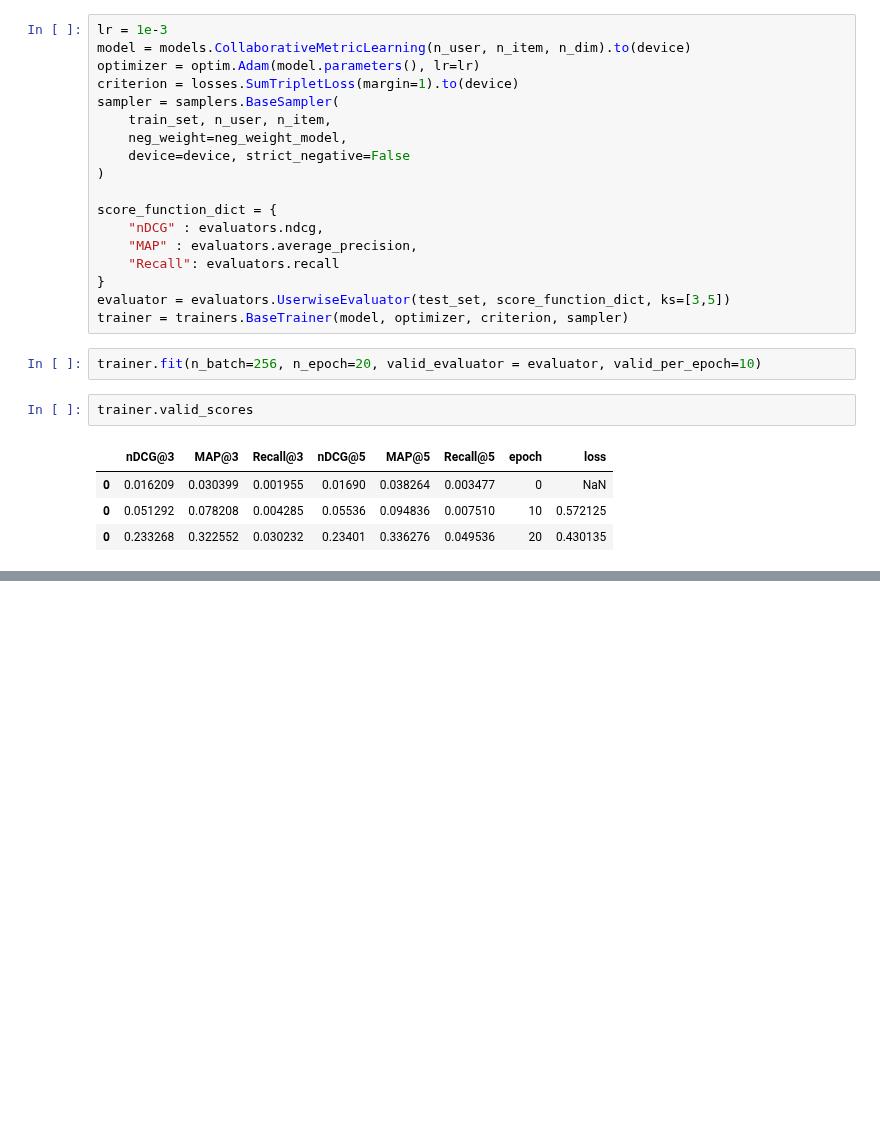
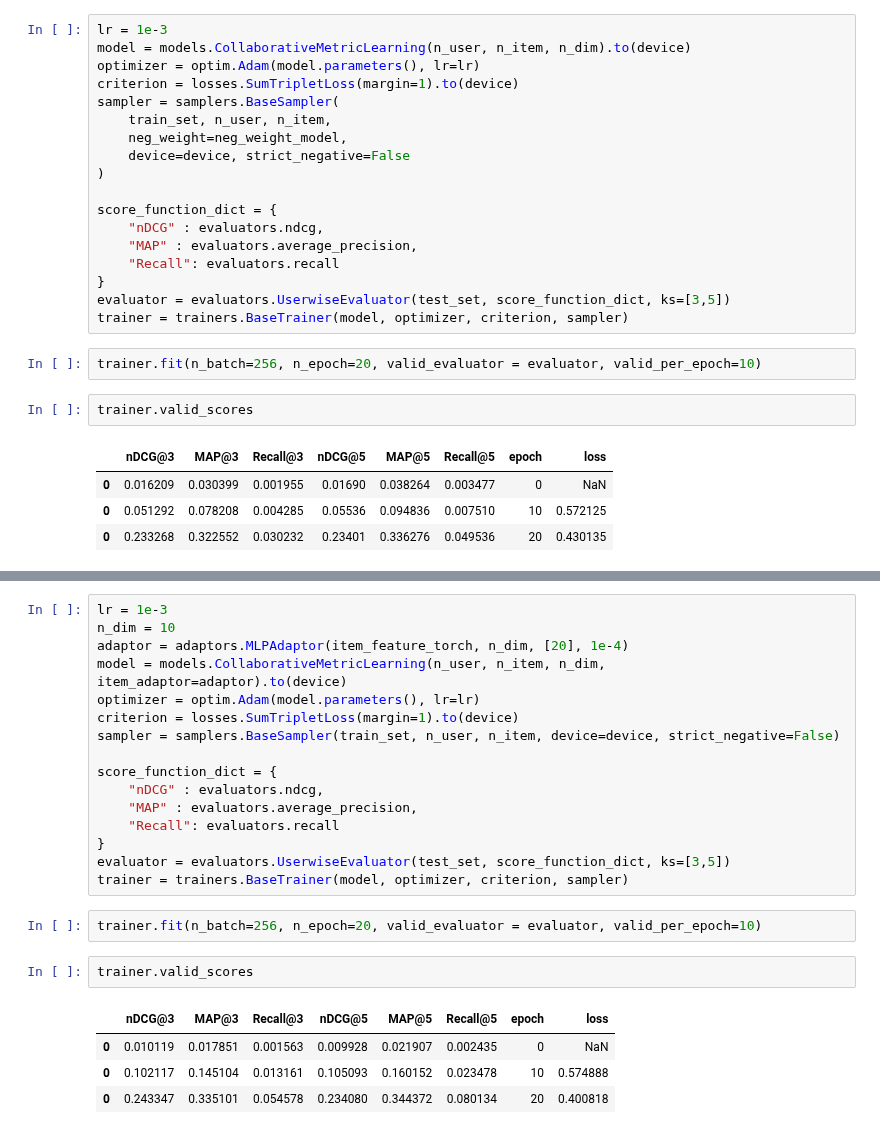
Before and after one commit to hand10ryo/PyTorchCML, a Jupyter notebook: examples/notebooks/movielens_cml.ipynb, the cells around one changed output, grey strips where cells are left out. Cells and saved outputs as stored; diff of their text form; blank space fills up the shorter version.

```diff
--- a/examples/notebooks/movielens_cml.ipynb
+++ b/examples/notebooks/movielens_cml.ipynb
@@ -245,0 +270,25 @@ trainer.valid_scores
+# %%
+lr = 1e-3
+n_dim = 10
+adaptor = adaptors.MLPAdaptor(item_feature_torch, n_dim, [20], 1e-4)
+model = models.CollaborativeMetricLearning(n_user, n_item, n_dim, item_adaptor=adaptor).to(device)
+optimizer = optim.Adam(model.parameters(), lr=lr)
+criterion = losses.SumTripletLoss(margin=1).to(device)
+sampler = samplers.BaseSampler(train_set, n_user, n_item, device=device, strict_negative=False)
+
+score_function_dict = {
+    "nDCG" : evaluators.ndcg,
+    "MAP" : evaluators.average_precision,
+    "Recall": evaluators.recall
+}
+evaluator = evaluators.UserwiseEvaluator(test_set, score_function_dict, ks=[3,5])
+trainer = trainers.BaseTrainer(model, optimizer, criterion, sampler)
+# %%
+trainer.fit(n_batch=256, n_epoch=20, valid_evaluator = evaluator, valid_per_epoch=10)
+# %%
+trainer.valid_scores
+# %% [output]
+|  | nDCG@3 | MAP@3 | Recall@3 | nDCG@5 | MAP@5 | Recall@5 | epoch | loss |
+| 0 | 0.010119 | 0.017851 | 0.001563 | 0.009928 | 0.021907 | 0.002435 | 0 | NaN |
+| 0 | 0.102117 | 0.145104 | 0.013161 | 0.105093 | 0.160152 | 0.023478 | 10 | 0.574888 |
+| 0 | 0.243347 | 0.335101 | 0.054578 | 0.234080 | 0.344372 | 0.080134 | 20 | 0.400818 |
```
Also changed, not shown: parts of 4 cells of this notebook, 8 other files.
